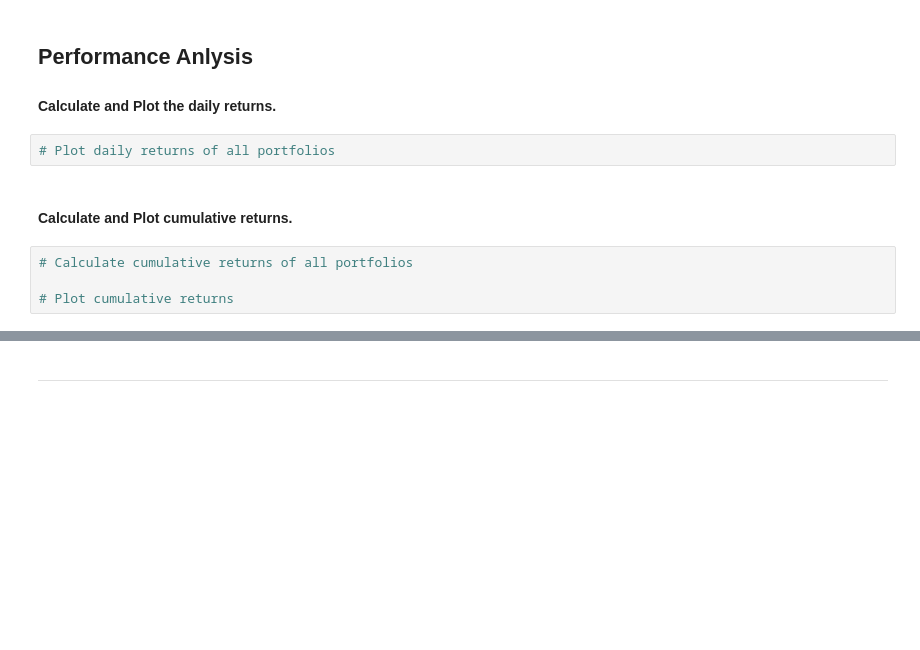
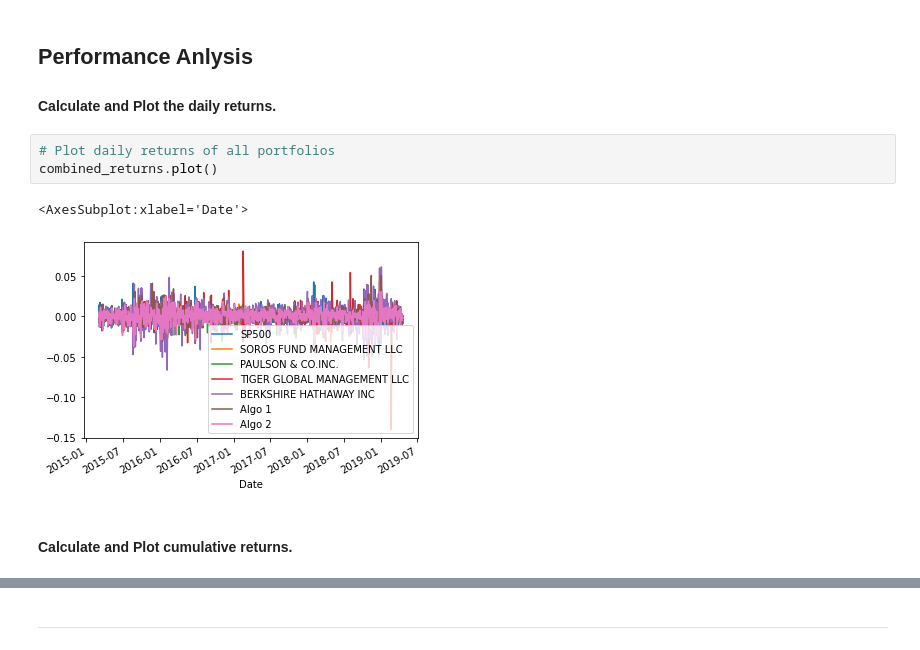
Before and after one commit to lloyd23/Python-Homework, a Jupyter notebook: Whale_Exercise/whale_analysis.ipynb, the cells around one changed output, grey strips where cells are left out. Drawn from its saved outputs; the diff is of its cells as text; blank space fills up the shorter version.

```diff
--- a/Whale_Exercise/whale_analysis.ipynb
+++ b/Whale_Exercise/whale_analysis.ipynb
@@ -268,9 +274,9 @@ In this section, you will calculate and visualize performance and risk metrics f
 #### Calculate and Plot the daily returns.
 # %%
 # Plot daily returns of all portfolios
+combined_returns.plot()
+# %% [output]
+<AxesSubplot:xlabel='Date'>
+[figure, added]
 # %% [markdown]
 #### Calculate and Plot cumulative returns.
-# %%
-# Calculate cumulative returns of all portfolios
-
-# Plot cumulative returns
```
Also changed, not shown: parts of 41 cells of this notebook, 1 other file.
